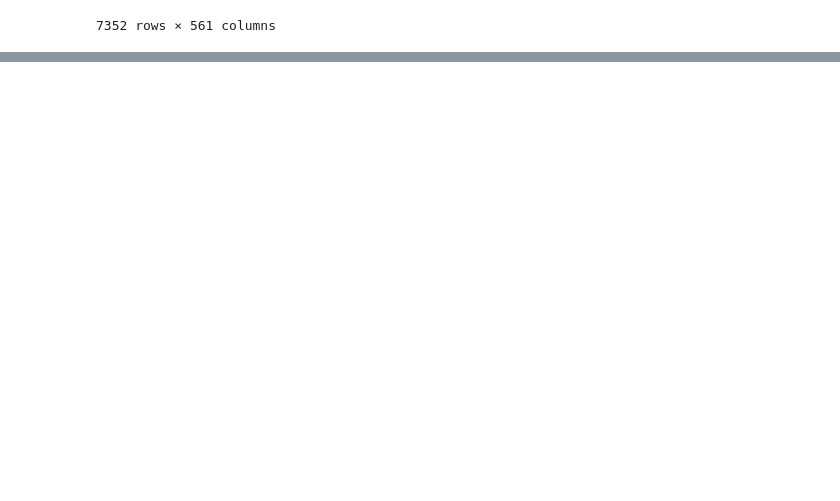
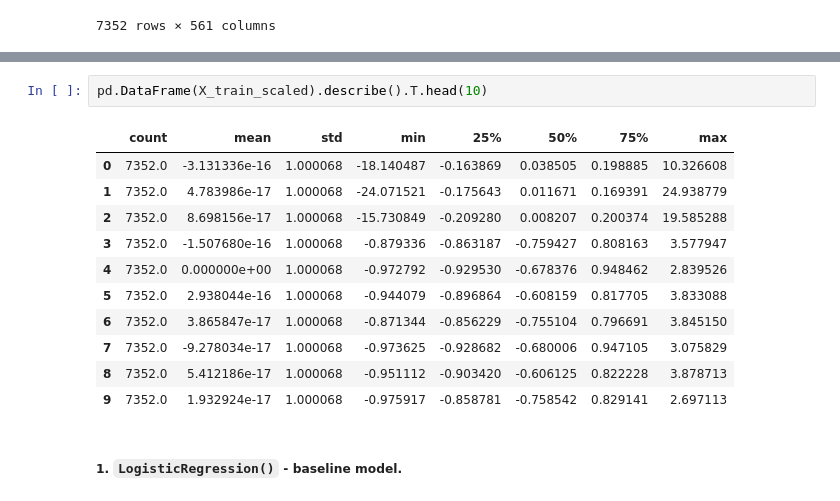
Before and after one commit to solar-node/Human-Activity-Recognition, a Jupyter notebook: human-activity-recognition.ipynb, the cells around one changed output, grey strips where cells are left out. Drawn from its saved outputs; the diff is of its cells as text; blank space fills up the shorter version.

Commit message:
Logistic Regression model training and evaluation

```diff
--- a/human-activity-recognition.ipynb
+++ b/human-activity-recognition.ipynb
@@ -427,0 +412,16 @@ X_train_scaled_df
+# %%
+pd.DataFrame(X_train_scaled).describe().T.head(10)
+# %% [output]
+|  | count | mean | std | min | 25% | 50% | 75% | max |
+| 0 | 7352.0 | -3.131336e-16 | 1.000068 | -18.140487 | -0.163869 | 0.038505 | 0.198885 | 10.326608 |
+| 1 | 7352.0 | 4.783986e-17 | 1.000068 | -24.071521 | -0.175643 | 0.011671 | 0.169391 | 24.938779 |
+| 2 | 7352.0 | 8.698156e-17 | 1.000068 | -15.730849 | -0.209280 | 0.008207 | 0.200374 | 19.585288 |
+| 3 | 7352.0 | -1.507680e-16 | 1.000068 | -0.879336 | -0.863187 | -0.759427 | 0.808163 | 3.577947 |
+| 4 | 7352.0 | 0.000000e+00 | 1.000068 | -0.972792 | -0.929530 | -0.678376 | 0.948462 | 2.839526 |
+| 5 | 7352.0 | 2.938044e-16 | 1.000068 | -0.944079 | -0.896864 | -0.608159 | 0.817705 | 3.833088 |
+| 6 | 7352.0 | 3.865847e-17 | 1.000068 | -0.871344 | -0.856229 | -0.755104 | 0.796691 | 3.845150 |
+| 7 | 7352.0 | -9.278034e-17 | 1.000068 | -0.973625 | -0.928682 | -0.680006 | 0.947105 | 3.075829 |
+| 8 | 7352.0 | 5.412186e-17 | 1.000068 | -0.951112 | -0.903420 | -0.606125 | 0.822228 | 3.878713 |
+| 9 | 7352.0 | 1.932924e-17 | 1.000068 | -0.975917 | -0.858781 | -0.758542 | 0.829141 | 2.697113 |
+# %% [markdown]
+##### 1. `LogisticRegression()`  -  baseline model.
```
Also changed, not shown: parts of 25 cells of this notebook, 2 other files.
